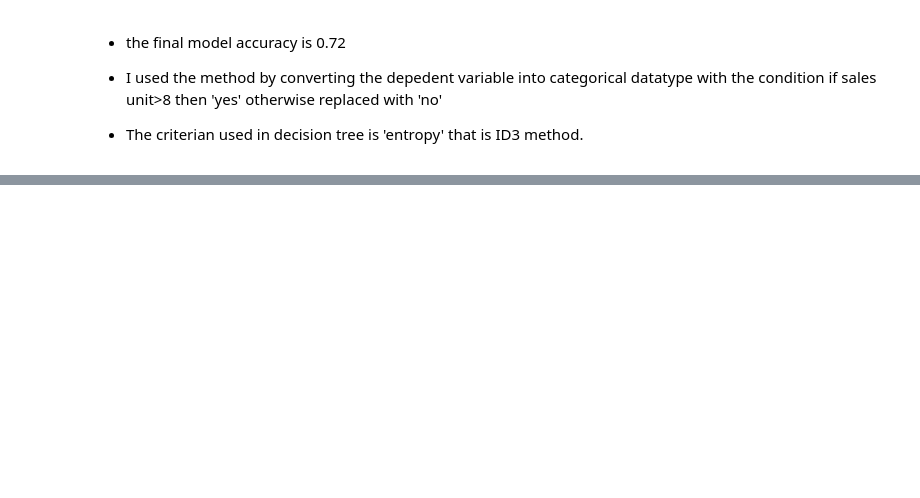
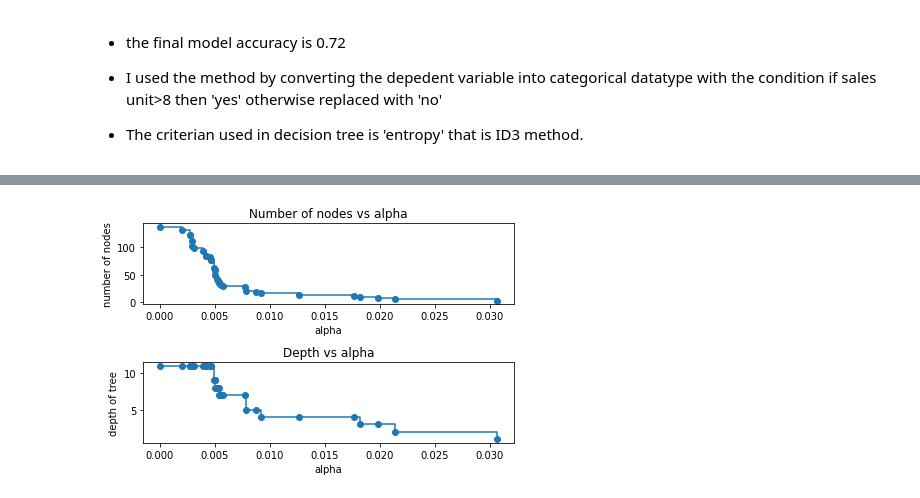
Before and after one commit to ShrikantUppin/Decision-Tree, a Jupyter notebook: company_data.ipynb, the cells around one changed output, grey strips where cells are left out. Drawn from its saved outputs; the diff is of its cells as text; code cells hidden in the pictures; blank space fills up the shorter version.

```diff
--- a/company_data.ipynb
+++ b/company_data.ipynb
@@ -551,0 +567,16 @@ plt.show()
+# %%
+# Next, we train a decision tree using the effective alphas. The last value in ccp_alphas is the alpha value that prunes the whole tree, leaving the tree, clfs[-1],
+#...with one node.
+
+clfs = []
+for ccp_alpha in ccp_alphas:
+    clf = DecisionTreeClassifier(random_state=10, ccp_alpha=ccp_alpha)
+    clf.fit(x_train, y_train)
+    clfs.append(clf)
+print("Number of nodes in the last tree is: {} with ccp_alpha: {}".format(
+      clfs[-1].tree_.node_count, ccp_alphas[-1]))
+print()
+
+# lets have a look what is in clfs for info..
+for i in clfs:
+    print(i)
@@ -551,0 +601,23 @@ plt.show()
+# %%
+# For the remainder of this example, we remove the last element in clfs and ccp_alphas,
+#...because it is the trivial tree with only one node. Here we show that the number of nodes and
+#..tree depth decreases as alpha increases.
+
+clfs = clfs[:-1]
+ccp_alphas = ccp_alphas[:-1]
+
+node_counts = [clf.tree_.node_count for clf in clfs]
+depth = [clf.tree_.max_depth for clf in clfs]
+fig, ax = plt.subplots(2, 1)
+ax[0].plot(ccp_alphas, node_counts, marker='o', drawstyle="steps-post")
+ax[0].set_xlabel("alpha")
+ax[0].set_ylabel("number of nodes")
+ax[0].set_title("Number of nodes vs alpha")
+
+ax[1].plot(ccp_alphas, depth, marker='o', drawstyle="steps-post")
+ax[1].set_xlabel("alpha")
+ax[1].set_ylabel("depth of tree")
+ax[1].set_title("Depth vs alpha")
+fig.tight_layout()
+# %% [output]
+[figure, added]
```
Also changed, not shown: parts of 58 cells of this notebook.
